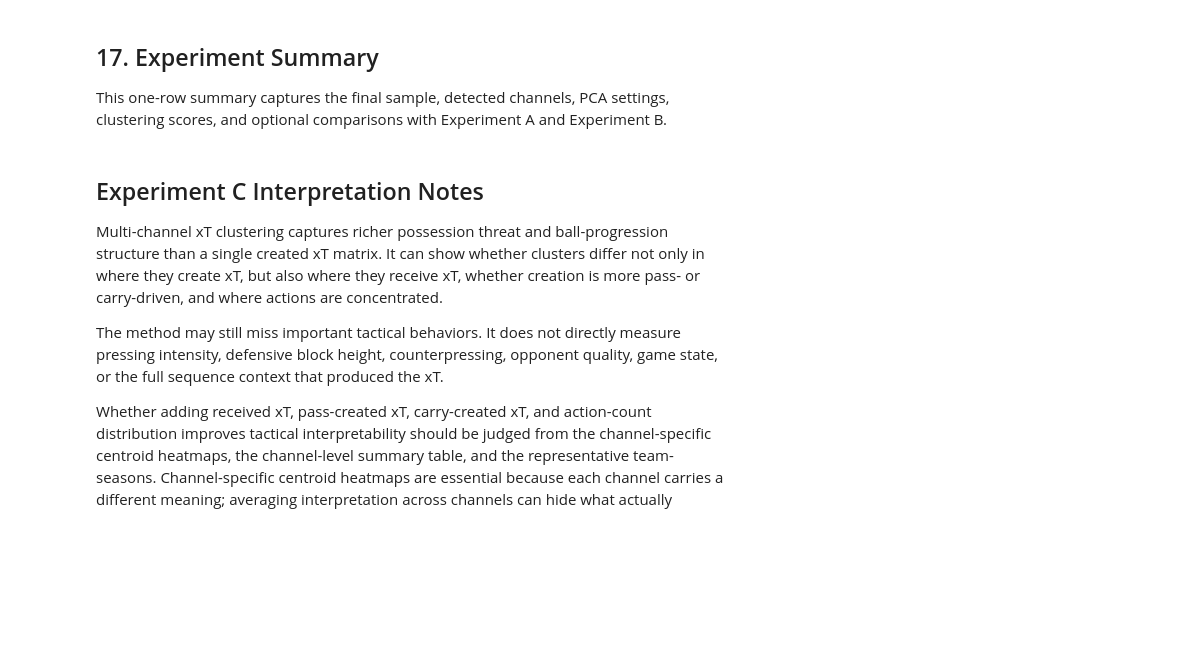
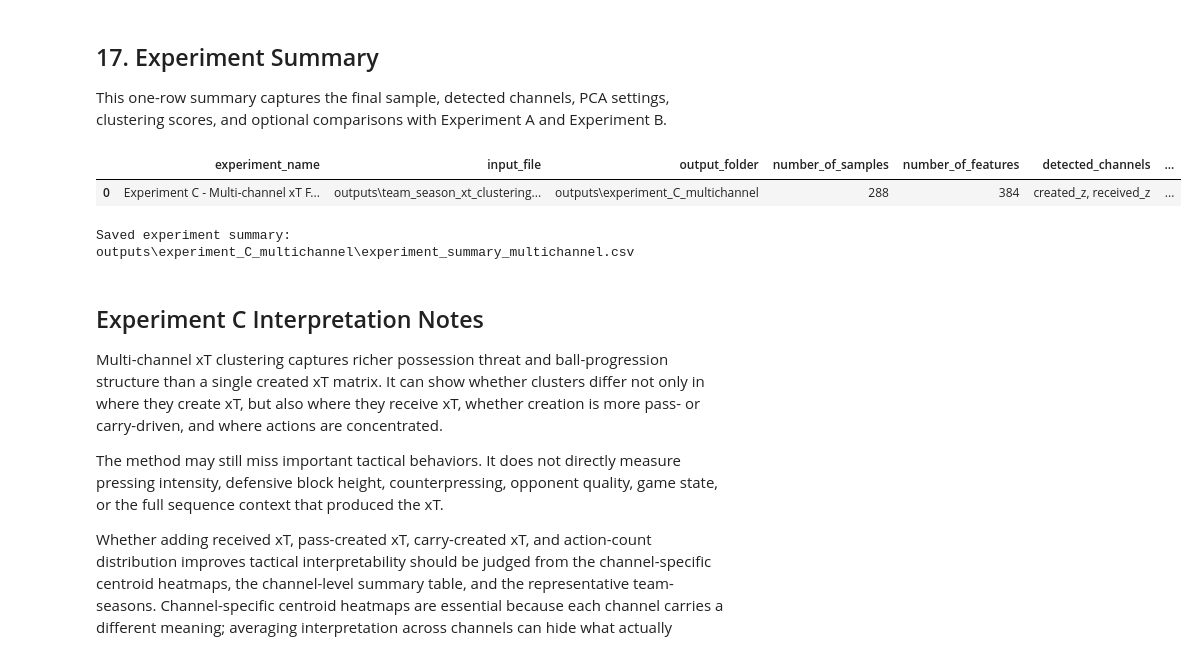
Before and after one commit to liuhouyi720-pixel/World-Cup-2026, a Jupyter notebook: 07C_clustering_multichannel_xt_features.ipynb, the cells around one changed output. Drawn from its saved outputs; the diff is of its cells as text; code cells hidden in the pictures; blank space fills up the shorter version.

```diff
--- a/07C_clustering_multichannel_xt_features.ipynb
+++ b/07C_clustering_multichannel_xt_features.ipynb
@@ -35,17 +35,7 @@ from sklearn.metrics import normalized_mutual_info_score
 from sklearn.metrics import pairwise_distances_argmin_min
 
 
-BASE_INPUT_FILE = Path("outputs/team_season_xt_clustering_features.csv")
-PASS_INPUT_FILE = Path("outputs/team_season_xt_created_start_pass_positive_distribution_wide.csv")
-CARRY_INPUT_FILE = Path("outputs/team_season_xt_created_start_carry_positive_distribution_wide.csv")
-ACTION_COUNT_INPUT_FILE = Path("outputs/team_season_action_count_start_wide.csv")
-INPUT_FILES = {
-    "base_created_received": BASE_INPUT_FILE,
-    "pass_created": PASS_INPUT_FILE,
-    "carry_created": CARRY_INPUT_FILE,
-    "action_count": ACTION_COUNT_INPUT_FILE,
-}
-INPUT_FILE = BASE_INPUT_FILE
+INPUT_FILE = Path("outputs/team_season_xt_clustering_features.csv")
 OUTPUT_DIR = Path("outputs/experiment_C_multichannel/")
 EXPERIMENT_A_CLUSTERED_FILE = Path("outputs/experiment_A_raw/clustered_team_seasons_raw.csv")
 EXPERIMENT_B_CLUSTERED_FILE = Path("outputs/experiment_B_smoothed/clustered_team_seasons_smoothed.csv")
@@ -89,7 +79,5 @@ CHANNEL_DISPLAY_NAMES = {
 OUTPUT_DIR.mkdir(parents=True, exist_ok=True)
 
 print(f"Experiment: {EXPERIMENT_NAME}")
-print("Input files:")
-for input_name, input_path in INPUT_FILES.items():
-    print(f"  {input_name}: {input_path}")
+print(f"Input file: {INPUT_FILE}")
 print(f"Output folder: {OUTPUT_DIR}")
@@ -1014,34 +1165,38 @@ final_calinski_harabasz = calinski_harabasz_score(X_pca, cluster_multichannel)
 final_davies_bouldin = davies_bouldin_score(X_pca, cluster_multichannel)
 
 experiment_summary = pd.DataFrame(
     [
         {
             "experiment_name": EXPERIMENT_NAME,
-            "input_files": "; ".join(f"{name}={path}" for name, path in INPUT_FILES.items()),
+            "input_file": str(INPUT_FILE),
             "output_folder": str(OUTPUT_DIR),
             "number_of_samples": len(clustered_team_seasons),
             "number_of_features": len(feature_columns),
             "detected_channels": ", ".join(detected_channels.keys()),
             "final_k": FINAL_K,
             "pca_components_used": pca_components_used,
             "pca_explained_variance_retained": pca_explained_variance_retained,
             "final_silhouette_score": final_silhouette,
             "final_calinski_harabasz_score": final_calinski_harabasz,
             "final_davies_bouldin_score": final_davies_bouldin,
             "compared_with_experiment_A": compared_with_experiment_A,
             "experiment_A_overlap_n": experiment_A_overlap_n,
             "ARI_vs_experiment_A": ARI_vs_experiment_A,
             "NMI_vs_experiment_A": NMI_vs_experiment_A,
             "compared_with_experiment_B": compared_with_experiment_B,
             "experiment_B_overlap_n": experiment_B_overlap_n,
             "ARI_vs_experiment_B": ARI_vs_experiment_B,
             "NMI_vs_experiment_B": NMI_vs_experiment_B,
         }
     ]
 )
 experiment_summary.to_csv(OUTPUT_DIR / "experiment_summary_multichannel.csv", index=False)
 display(experiment_summary)
 print(f"Saved experiment summary: {OUTPUT_DIR / 'experiment_summary_multichannel.csv'}")
+# %% [output]
+|  | experiment_name | input_file | output_folder | number_of_samples | number_of_features | detected_channels | ... |
+| 0 | Experiment C - Multi-channel xT F... | outputs\team_season_xt_clustering... | outputs\experiment_C_multichannel | 288 | 384 | created_z, received_z | ... |
+Saved experiment summary: outputs\experiment_C_multichannel\experiment_summary_multichannel.csv
 # %% [markdown]
 ## Experiment C Interpretation Notes
 
```
Also changed, not shown: parts of 16 cells of this notebook, 19 other files.
